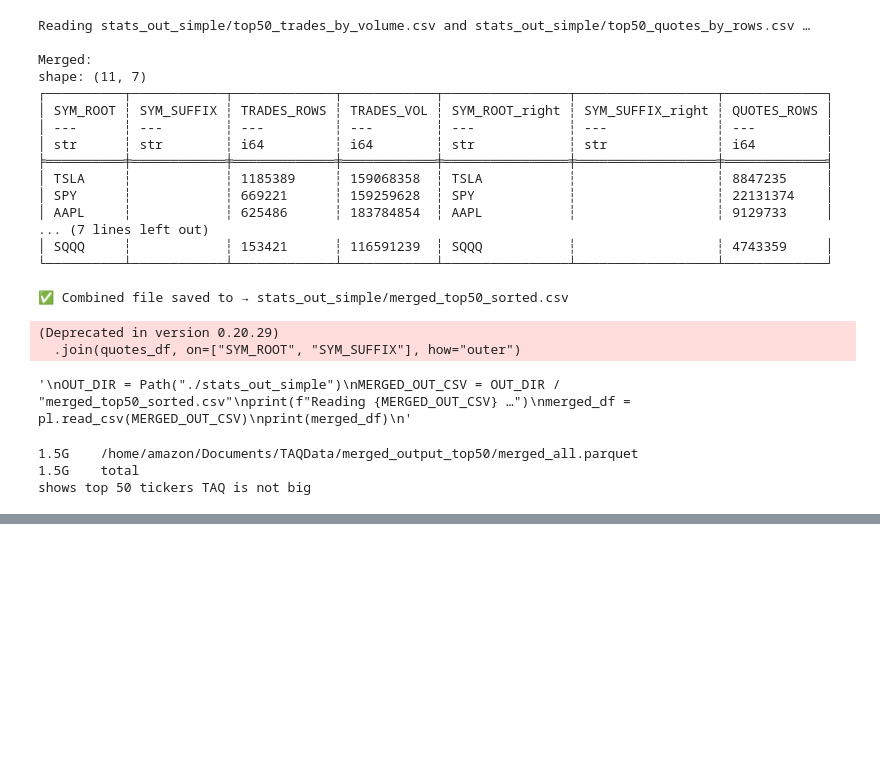
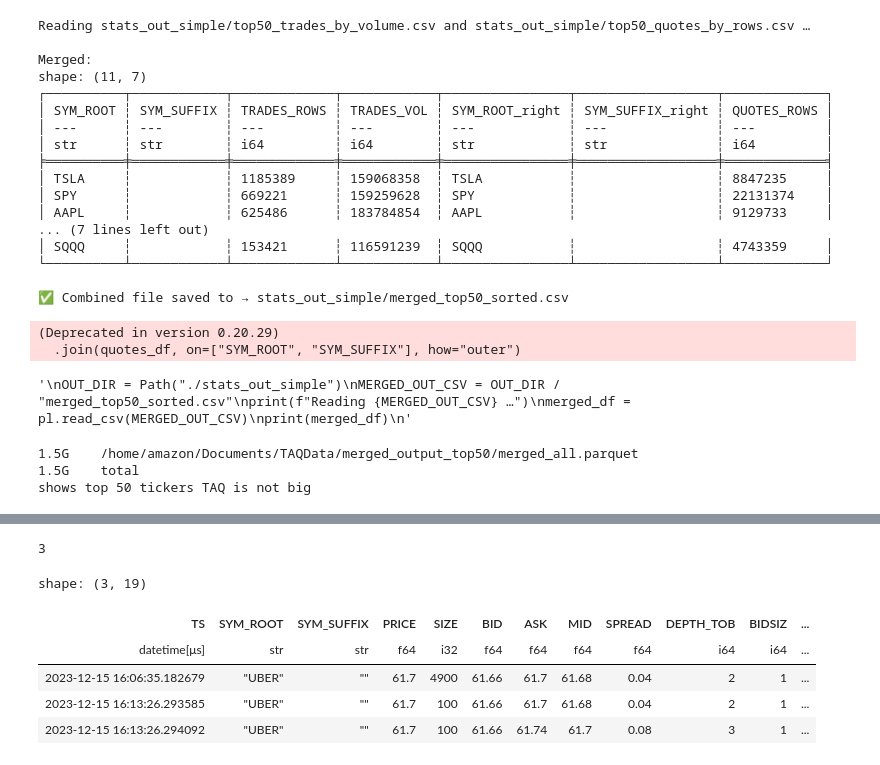
Before and after one commit to abhinavarorags/WithAmitG, a Jupyter notebook: TAQCode/exploration.ipynb, the cells around one changed output, grey strips where cells are left out. Saved outputs shown, nothing was run; the diff lists cells and outputs as text; code cells hidden in the pictures; blank space fills up the shorter version.

```diff
--- a/TAQCode/exploration.ipynb
+++ b/TAQCode/exploration.ipynb
@@ -371,0 +386,4 @@ shape: (1, 19)
+# %%
+metrics_lf.filter(pl.col('IS_BPS') > 31133 ).select(pl.len()).collect().item() #seeing how many rows have this max IS
+# %% [output]
+3
@@ -371,0 +392,9 @@ shape: (1, 19)
+# %%
+metrics_lf.filter(pl.col('IS_BPS') > 31133 ).collect(streaming=True)
+# %% [output]
+shape: (3, 19)
+| TS | SYM_ROOT | SYM_SUFFIX | PRICE | SIZE | BID | ASK | MID | SPREAD | DEPTH_TOB | BIDSIZ | ... |
+| datetime[μs] | str | str | f64 | i32 | f64 | f64 | f64 | f64 | i64 | i64 | ... |
+| 2023-12-15 16:06:35.182679 | "UBER" | "" | 61.7 | 4900 | 61.66 | 61.7 | 61.68 | 0.04 | 2 | 1 | ... |
+| 2023-12-15 16:13:26.293585 | "UBER" | "" | 61.7 | 100 | 61.66 | 61.7 | 61.68 | 0.04 | 2 | 1 | ... |
+| 2023-12-15 16:13:26.294092 | "UBER" | "" | 61.7 | 100 | 61.66 | 61.74 | 61.7 | 0.08 | 3 | 1 | ... |
```
Also changed, not shown: parts of 4 cells of this notebook, 3 other files.
